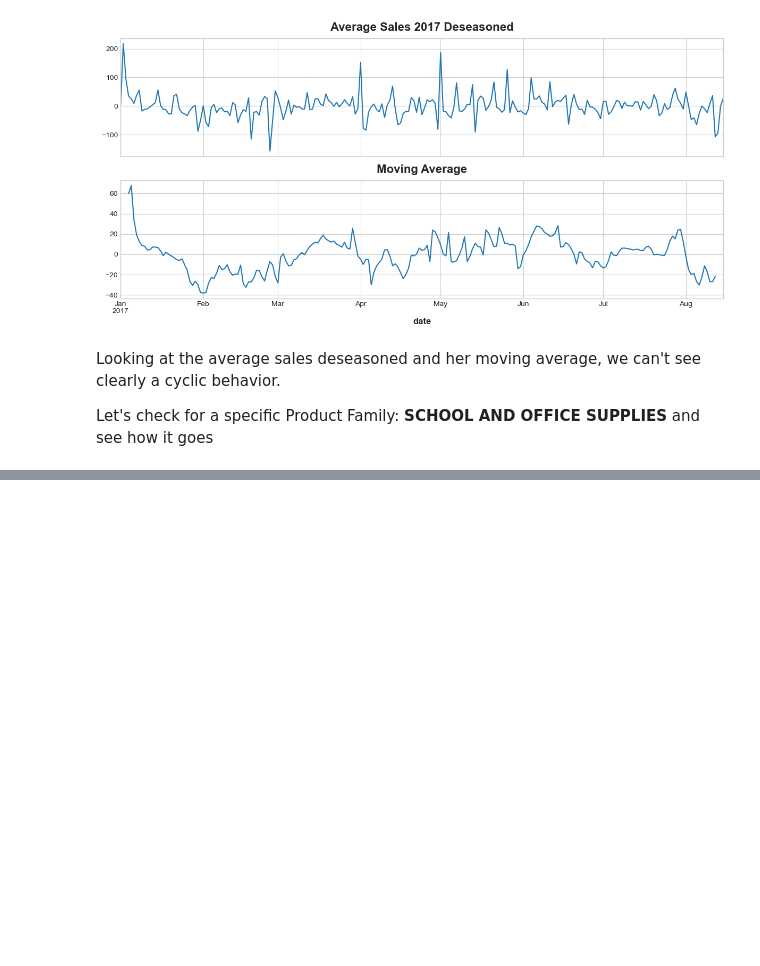
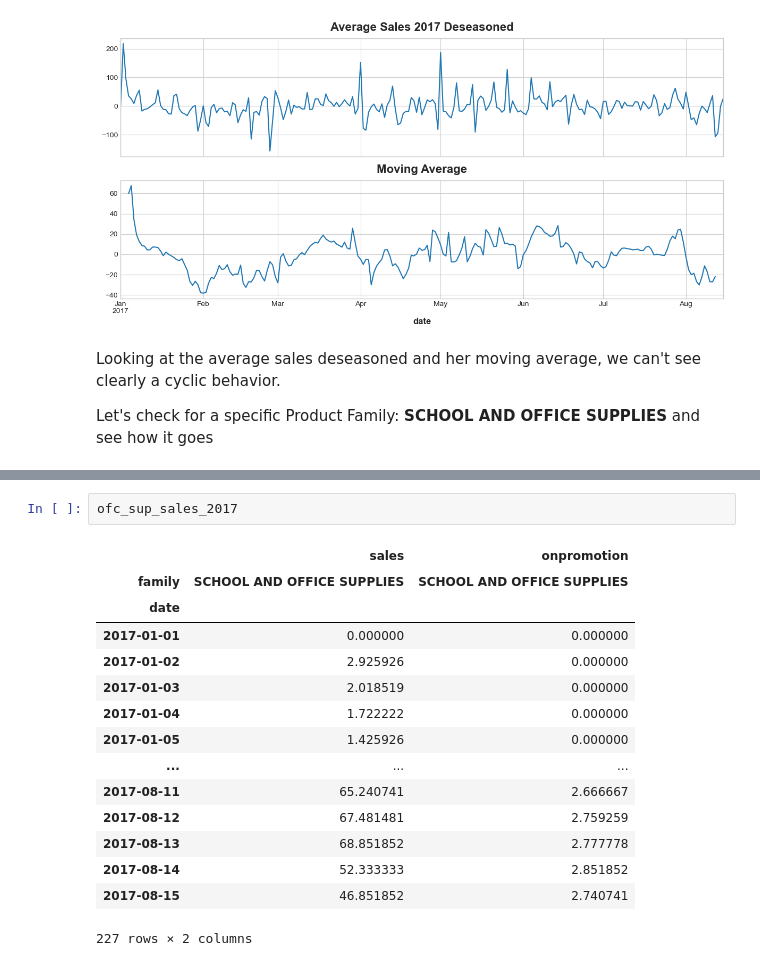
Before and after one commit to edmar-bevilaqua/data_science, a Jupyter notebook: Projects/Kaggle/Store Sales - Time Series Forecasting/store_sales.ipynb, the cells around one changed output, grey strips where cells are left out. Drawn from its saved outputs; the diff is of its cells as text; blank space fills up the shorter version.

```diff
--- a/Projects/Kaggle/Store Sales - Time Series Forecasting/store_sales.ipynb
+++ b/Projects/Kaggle/Store Sales - Time Series Forecasting/store_sales.ipynb
@@ -388,0 +407,18 @@ Let's check for a specific Product Family: **SCHOOL AND OFFICE SUPPLIES** and se
+# %%
+ofc_sup_sales_2017
+# %% [output]
+|  | sales | onpromotion |
+| family | SCHOOL AND OFFICE SUPPLIES | SCHOOL AND OFFICE SUPPLIES |
+| date |  |  |
+| 2017-01-01 | 0.000000 | 0.000000 |
+| 2017-01-02 | 2.925926 | 0.000000 |
+| 2017-01-03 | 2.018519 | 0.000000 |
+| 2017-01-04 | 1.722222 | 0.000000 |
+| 2017-01-05 | 1.425926 | 0.000000 |
+| ... | ... | ... |
+| 2017-08-11 | 65.240741 | 2.666667 |
+| 2017-08-12 | 67.481481 | 2.759259 |
+| 2017-08-13 | 68.851852 | 2.777778 |
+| 2017-08-14 | 52.333333 | 2.851852 |
+| 2017-08-15 | 46.851852 | 2.740741 |
+227 rows × 2 columns
```
Also changed, not shown: parts of 2 cells of this notebook.
